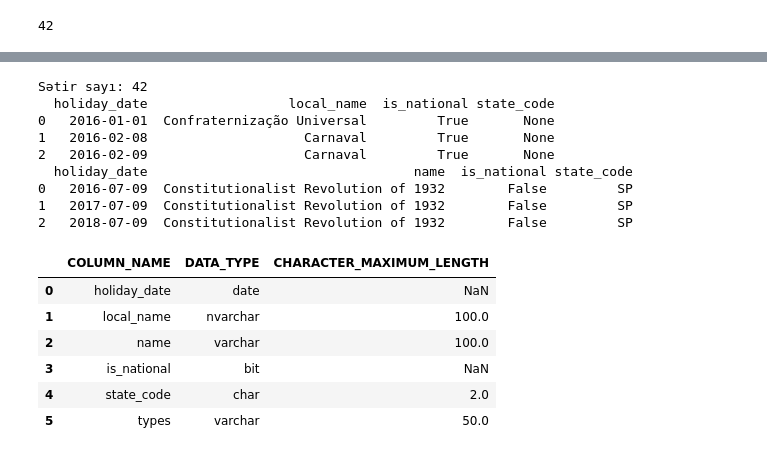
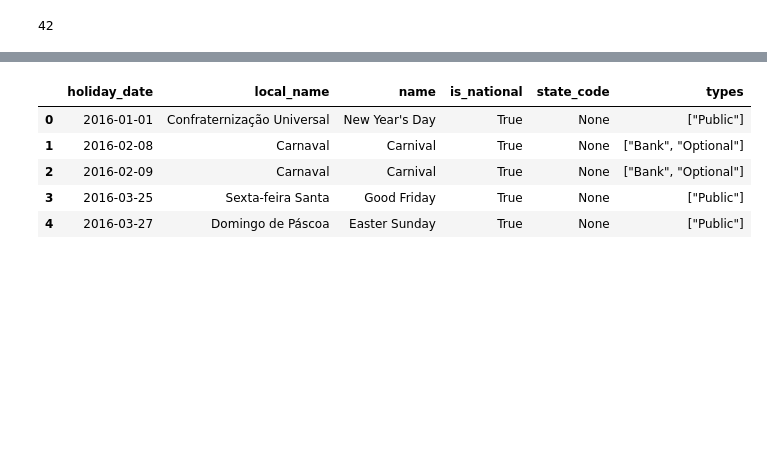
Before and after one commit to abasovmanaf-3267/olist-ecommerce-analytics, a Jupyter notebook: notebooks/02_silver_cleaning/02_silver_a.ipynb, the cells around one changed output, grey strips where cells are left out. Cells and saved outputs as stored; diff of their text form; code cells hidden in the pictures; blank space fills up the shorter version.

Commit message:
Update Silver A cleaning

```diff
--- a/notebooks/02_silver_cleaning/02_silver_a.ipynb
+++ b/notebooks/02_silver_cleaning/02_silver_a.ipynb
@@ -749,28 +659,10 @@ Yazılan `silver.holidays` cədvəlini bazadan geri oxuyub yoxlayırıq: sətir
 # %%
-print("Sətir sayı:", pd.read_sql("SELECT COUNT(*) AS n FROM silver.holidays", get_engine()).iloc[0, 0])
-print(pd.read_sql("SELECT TOP 3 holiday_date, local_name, is_national, state_code FROM silver.holidays ORDER BY holiday_date", get_engine()))
-print(pd.read_sql("SELECT holiday_date, name, is_national, state_code FROM silver.holidays WHERE is_national = 0", get_engine()))
-
-pd.read_sql("""
-SELECT COLUMN_NAME, DATA_TYPE, CHARACTER_MAXIMUM_LENGTH
-FROM INFORMATION_SCHEMA.COLUMNS
-WHERE TABLE_SCHEMA = 'silver' AND TABLE_NAME = 'holidays'
-ORDER BY ORDINAL_POSITION
-""", get_engine())
+hol_silver = pd.read_sql("SELECT * FROM silver.holidays",get_engine())
+hol_silver.head()
 # %% [output]
-Sətir sayı: 42
-  holiday_date                  local_name  is_national state_code
-0   2016-01-01  Confraternização Universal         True       None
-1   2016-02-08                    Carnaval         True       None
-2   2016-02-09                    Carnaval         True       None
-  holiday_date                                  name  is_national state_code
-0   2016-07-09  Constitutionalist Revolution of 1932        False         SP
-1   2017-07-09  Constitutionalist Revolution of 1932        False         SP
-2   2018-07-09  Constitutionalist Revolution of 1932        False         SP
-|  | COLUMN_NAME | DATA_TYPE | CHARACTER_MAXIMUM_LENGTH |
-| 0 | holiday_date | date | NaN |
-| 1 | local_name | nvarchar | 100.0 |
-| 2 | name | varchar | 100.0 |
-| 3 | is_national | bit | NaN |
-| 4 | state_code | char | 2.0 |
-| 5 | types | varchar | 50.0 |
+|  | holiday_date | local_name | name | is_national | state_code | types |
+| 0 | 2016-01-01 | Confraternização Universal | New Year's Day | True | None | ["Public"] |
+| 1 | 2016-02-08 | Carnaval | Carnival | True | None | ["Bank", "Optional"] |
+| 2 | 2016-02-09 | Carnaval | Carnival | True | None | ["Bank", "Optional"] |
+| 3 | 2016-03-25 | Sexta-feira Santa | Good Friday | True | None | ["Public"] |
+| 4 | 2016-03-27 | Domingo de Páscoa | Easter Sunday | True | None | ["Public"] |
```
Also changed, not shown: parts of 88 cells of this notebook.
